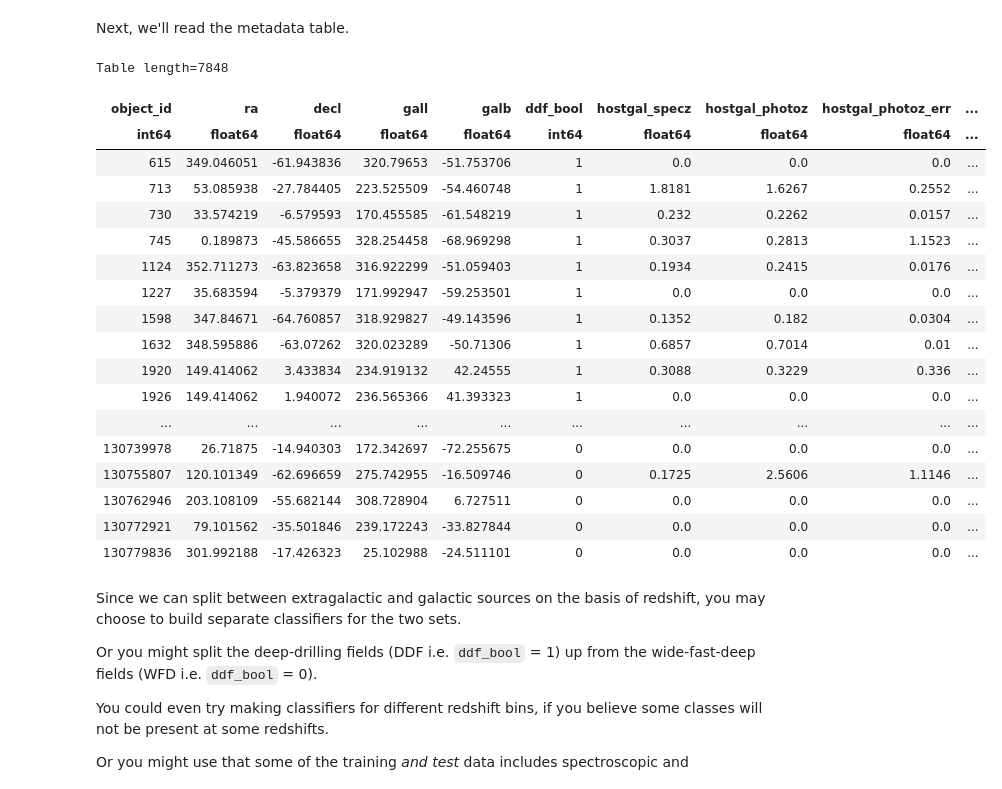
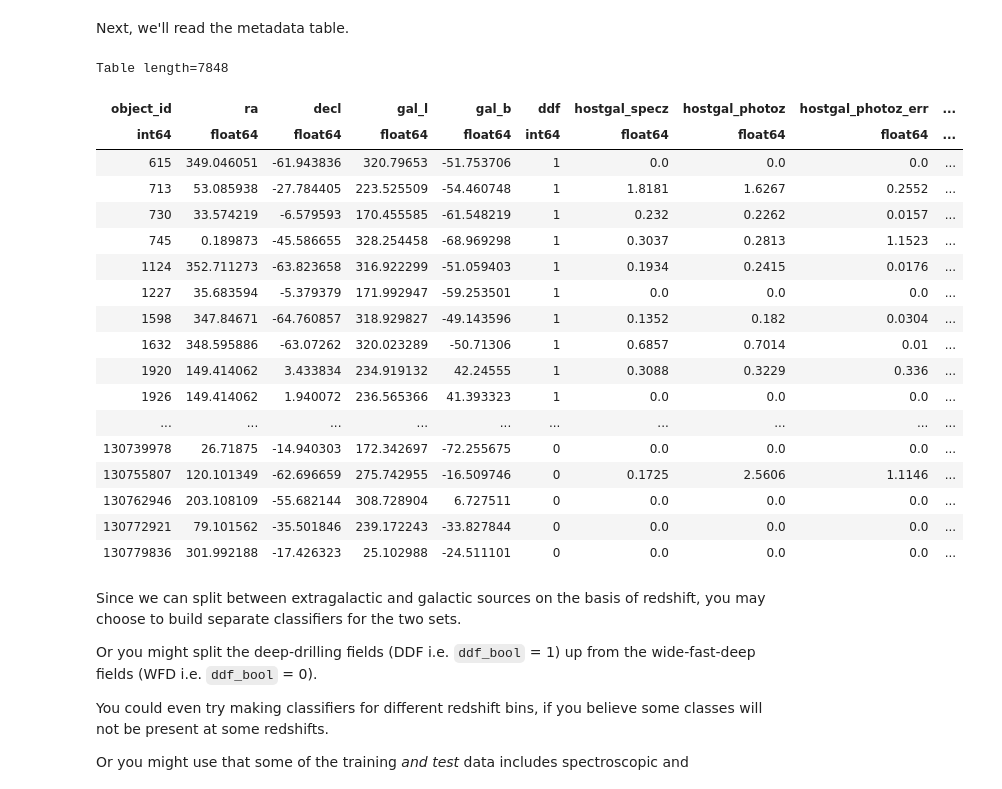
Before and after one commit to LSSTDESC/plasticc-kit, a Jupyter notebook: plasticc_classification_demo.ipynb, the cells around one changed output. Cells and saved outputs as stored; diff of their text form; code cells hidden in the pictures.

```diff
--- a/plasticc_classification_demo.ipynb
+++ b/plasticc_classification_demo.ipynb
@@ -54,14 +55,14 @@ pbnames = list(pbmap.values())
 # %% [markdown]
 Next, we'll read the metadata table.
 # %%
-datadir = 'data/'
-metafilename = f'{datadir}/plasticc_training_set_metadata.csv'
+datadir = '/Users/reneehlozek/Data/plasticc'
+metafilename = datadir+'/training_set_metadata.csv'
 metadata = Table.read(metafilename, format='csv')
 nobjects = len(metadata)
 metadata
 # %% [output]
 Table length=7848
-| object_id | ra | decl | gall | galb | ddf_bool | hostgal_specz | hostgal_photoz | hostgal_photoz_err | ... |
+| object_id | ra | decl | gal_l | gal_b | ddf | hostgal_specz | hostgal_photoz | hostgal_photoz_err | ... |
 | int64 | float64 | float64 | float64 | float64 | int64 | float64 | float64 | float64 | ... |
 | 615 | 349.046051 | -61.943836 | 320.79653 | -51.753706 | 1 | 0.0 | 0.0 | 0.0 | ... |
 | 713 | 53.085938 | -27.784405 | 223.525509 | -54.460748 | 1 | 1.8181 | 1.6267 | 0.2552 | ... |
```
Also changed, not shown: parts of 6 cells of this notebook, 1 other file.
